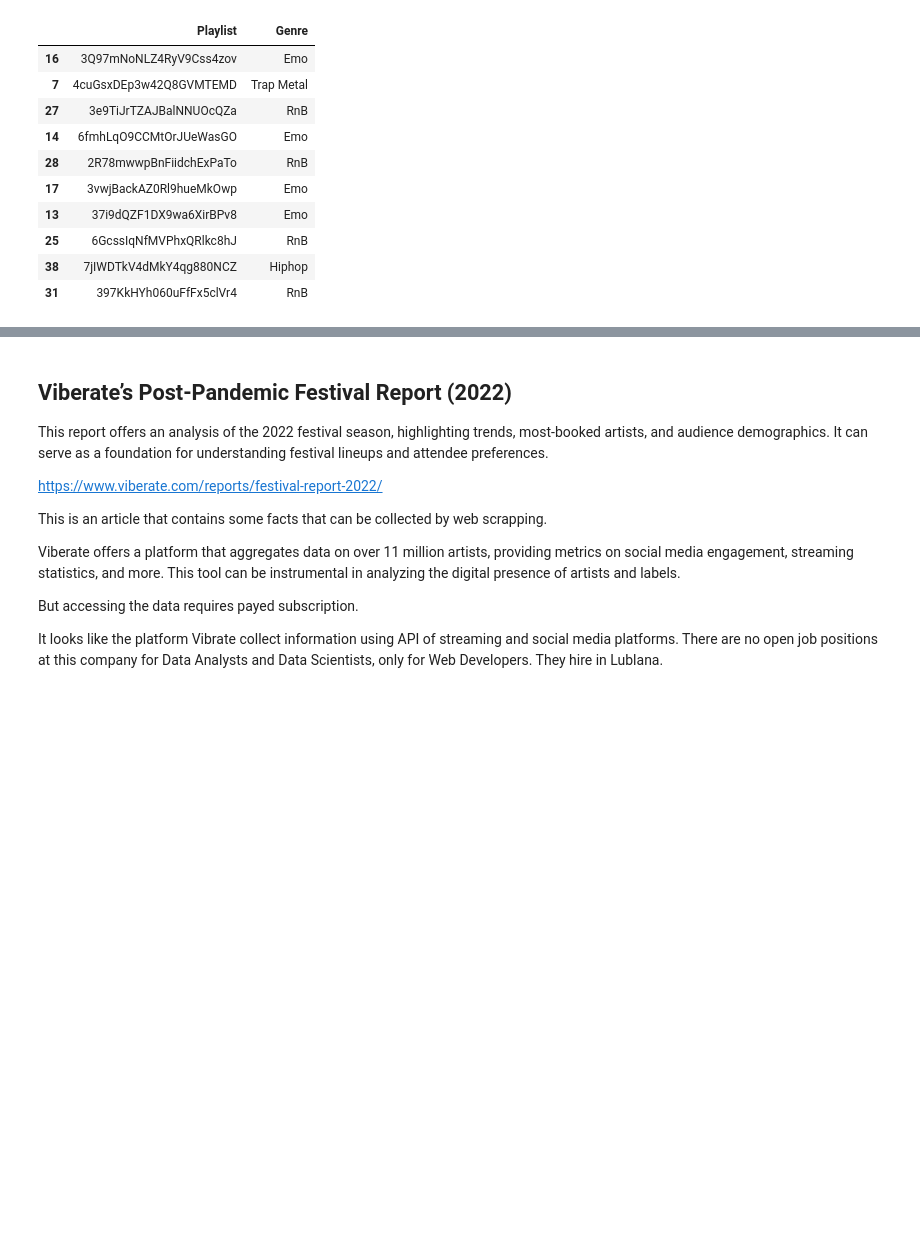
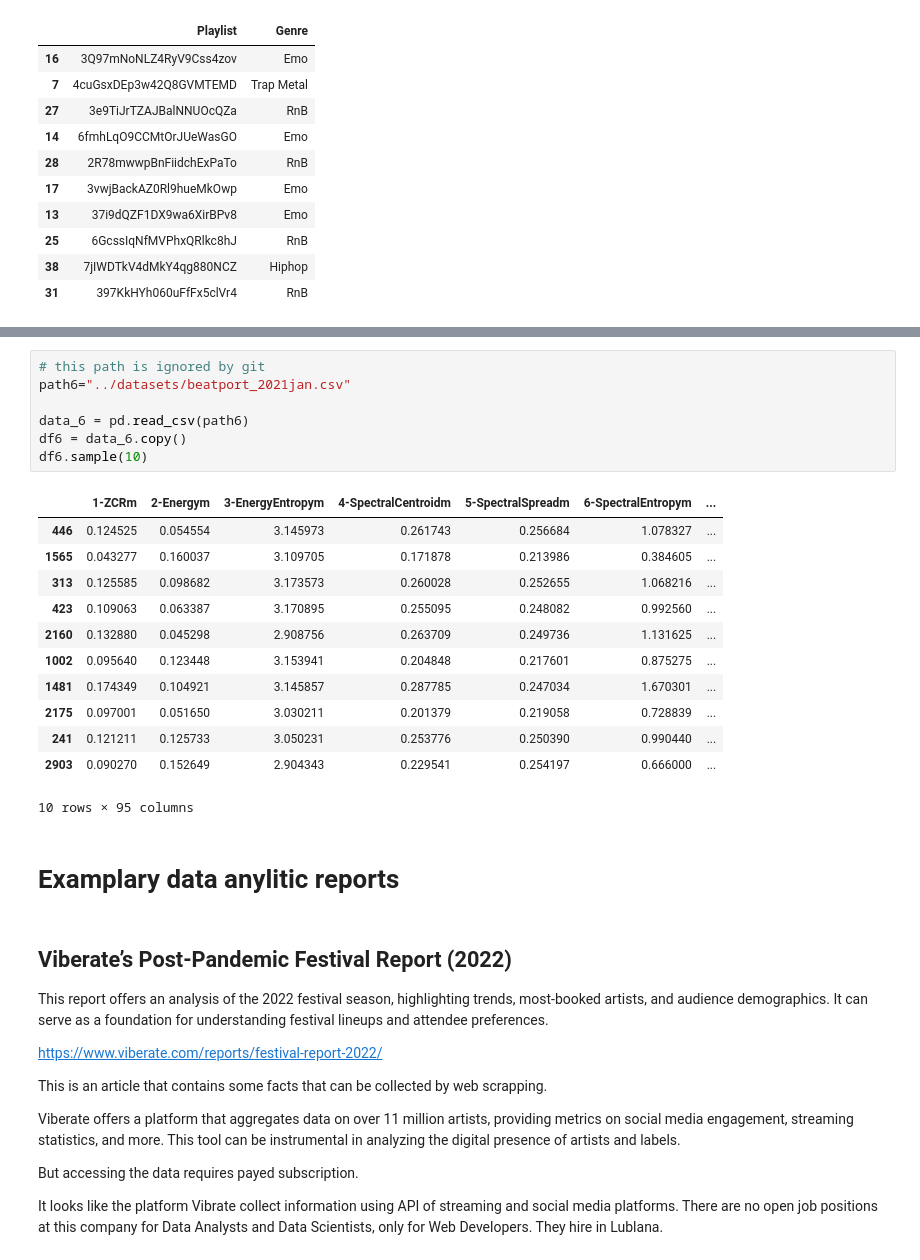
Before and after one commit to Funnear/end-to-end-data-analysis, a Jupyter notebook: brainstorming/datasets.ipynb, the cells around one changed output, grey strips where cells are left out. Drawn from its saved outputs; the diff is of its cells as text; blank space fills up the shorter version.

```diff
--- a/brainstorming/datasets.ipynb
+++ b/brainstorming/datasets.ipynb
@@ -107,3 +193,25 @@ df4.sample(10)
+# %%
+# this path is ignored by git
+path6="../datasets/beatport_2021jan.csv"
+
+data_6 = pd.read_csv(path6)
+df6 = data_6.copy()
+df6.sample(10)
+# %% [output]
+|  | 1-ZCRm | 2-Energym | 3-EnergyEntropym | 4-SpectralCentroidm | 5-SpectralSpreadm | 6-SpectralEntropym | ... |
+| 446 | 0.124525 | 0.054554 | 3.145973 | 0.261743 | 0.256684 | 1.078327 | ... |
+| 1565 | 0.043277 | 0.160037 | 3.109705 | 0.171878 | 0.213986 | 0.384605 | ... |
+| 313 | 0.125585 | 0.098682 | 3.173573 | 0.260028 | 0.252655 | 1.068216 | ... |
+| 423 | 0.109063 | 0.063387 | 3.170895 | 0.255095 | 0.248082 | 0.992560 | ... |
+| 2160 | 0.132880 | 0.045298 | 2.908756 | 0.263709 | 0.249736 | 1.131625 | ... |
+| 1002 | 0.095640 | 0.123448 | 3.153941 | 0.204848 | 0.217601 | 0.875275 | ... |
+| 1481 | 0.174349 | 0.104921 | 3.145857 | 0.287785 | 0.247034 | 1.670301 | ... |
+| 2175 | 0.097001 | 0.051650 | 3.030211 | 0.201379 | 0.219058 | 0.728839 | ... |
+| 241 | 0.121211 | 0.125733 | 3.050231 | 0.253776 | 0.250390 | 0.990440 | ... |
+| 2903 | 0.090270 | 0.152649 | 2.904343 | 0.229541 | 0.254197 | 0.666000 | ... |
+10 rows × 95 columns
+# %% [markdown]
+# Examplary data anylitic reports
 # %% [markdown]
 ## Viberate’s Post-Pandemic Festival Report (2022)
 This report offers an analysis of the 2022 festival season, highlighting trends, most-booked artists, and audience demographics. It can serve as a foundation for understanding festival lineups and attendee preferences.
```
Also changed, not shown: parts of 10 cells of this notebook, 2 other files.
